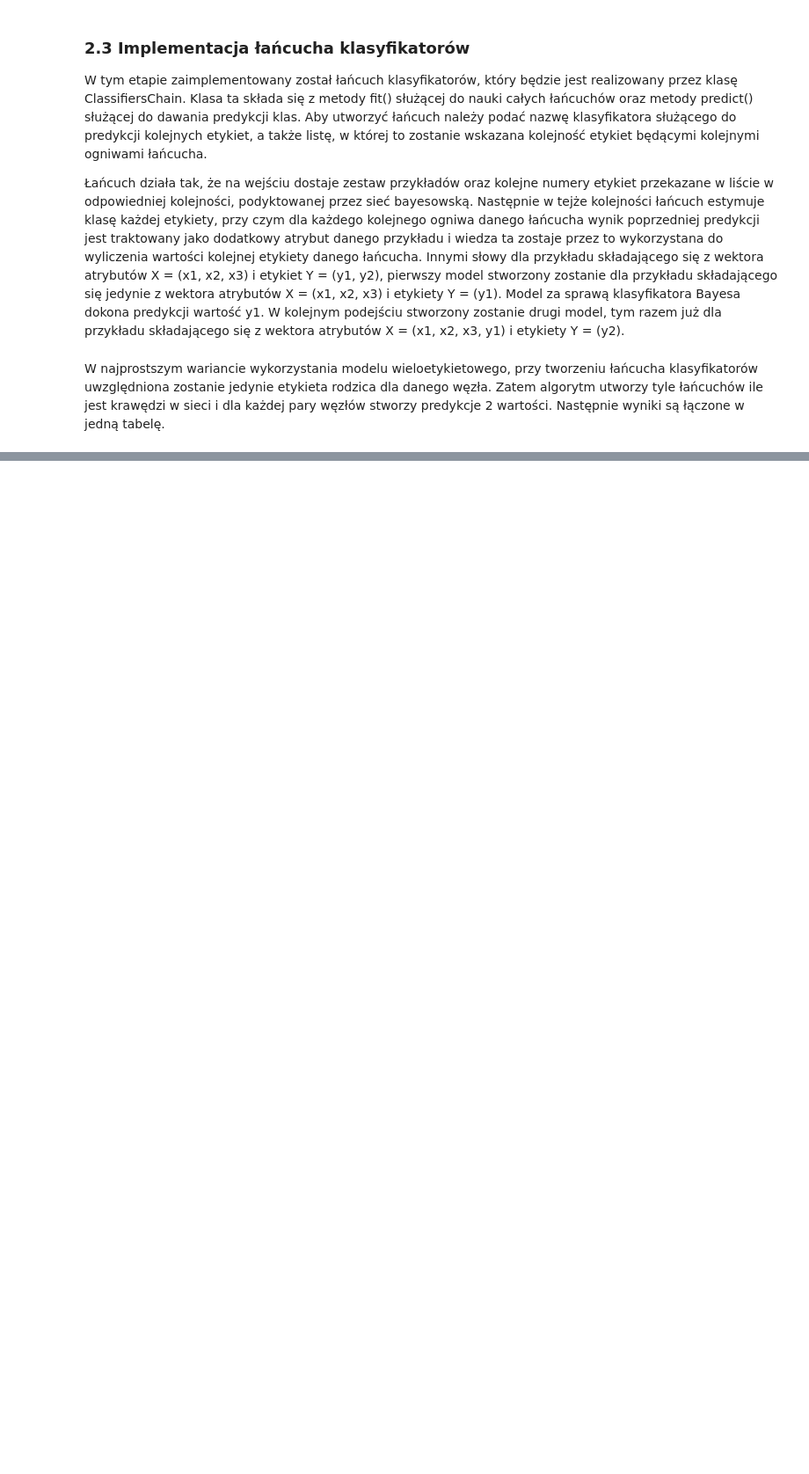
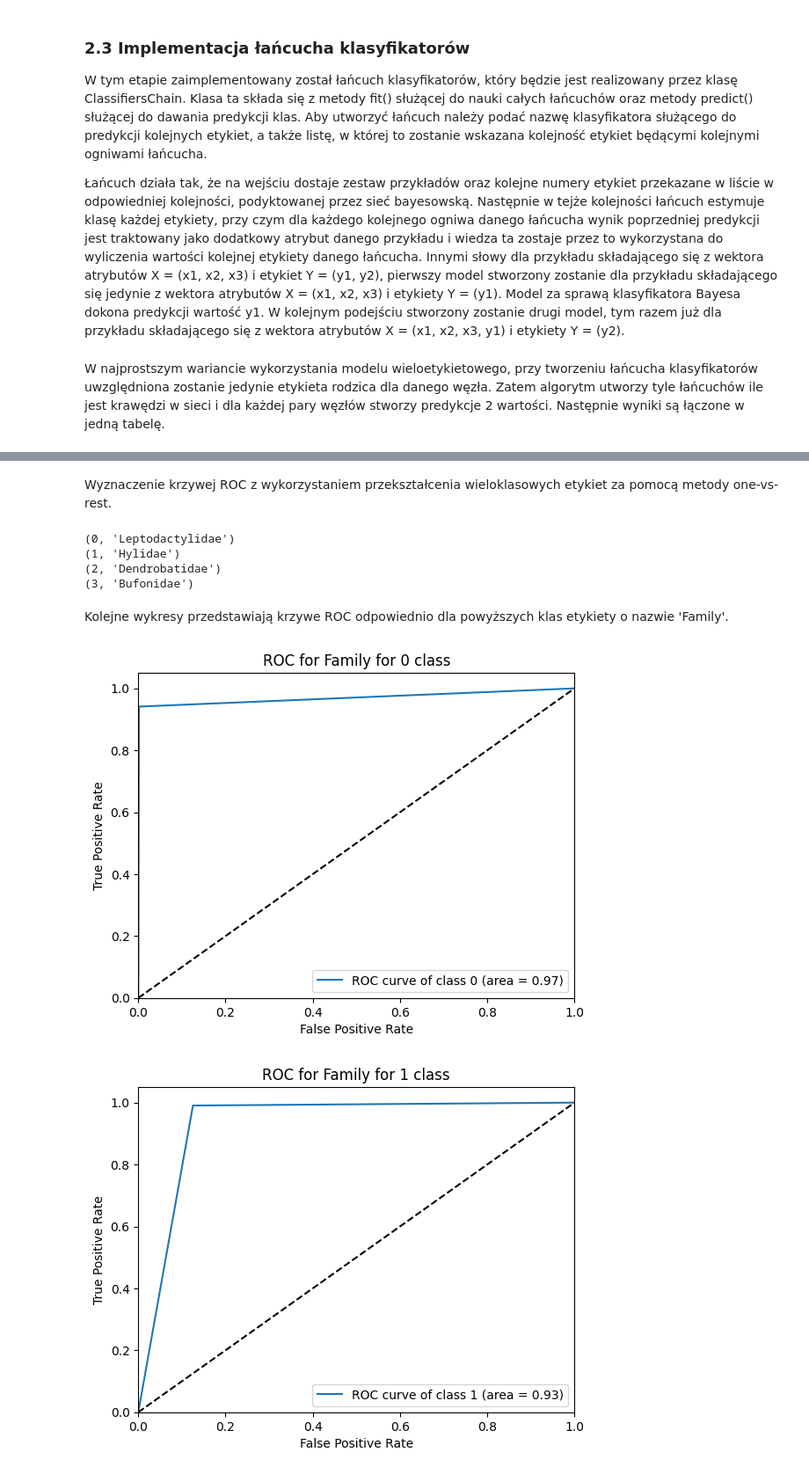
Before and after one commit to wm860/bayesian-chain-classifiers, a Jupyter notebook: ZUM_Bayesian_Chain.ipynb, the cells around one changed output, grey strips where cells are left out. Shown: that part at 88% size. Cells and saved outputs as stored; diff of their text form; code cells hidden in the pictures; blank space fills up the shorter version.

```diff
--- a/ZUM_Bayesian_Chain.ipynb
+++ b/ZUM_Bayesian_Chain.ipynb
@@ -88,0 +101,3 @@ Name: count, dtype: int64
+# %%
+y_encoded= encode_all_etiquette(y)
+y_encoded = y_encoded.astype(float)
@@ -239,5 +293,3 @@ Parent: Genus, Child: Species
 root:Species
 Parent: Species, Child: Genus
 Parent: Genus, Child: Family
-# %%
-  res = chow_liu(y_train_encoded_numerical_columns, root=column_mapping["Genus"])
@@ -333,0 +383,3 @@ chains
+# %%
+chains = make_chains(bayes_network)
+chains
@@ -333,0 +478,47 @@ chains
+# %% [markdown]
+Wyznaczenie krzywej ROC z wykorzystaniem przekształcenia wieloklasowych etykiet za pomocą metody one-vs-rest.
+# %%
+label = y_test_encoded.columns[0]
+unique_values = y_test[label].unique()
+unique_values_tuples = list(enumerate(unique_values))
+for tup in unique_values_tuples:
+    print(tup)
+# %% [output]
+(0, 'Leptodactylidae')
+(1, 'Hylidae')
+(2, 'Dendrobatidae')
+(3, 'Bufonidae')
+# %% [markdown]
+Kolejne wykresy przedstawiają krzywe ROC odpowiednio dla powyższych klas etykiety o nazwie 'Family'.
+# %%
+from sklearn.metrics import roc_curve, auc
+from sklearn.preprocessing import label_binarize
+import matplotlib.pyplot as plt
+
+
+y_test_bin = label_binarize(y_test_encoded[label], classes=np.unique(y_test_encoded[label]))
+chains_bin = label_binarize(chains[label], classes=np.unique(y_test_encoded[label]))
+
+fpr = dict()
+tpr = dict()
+roc_auc = dict()
+n_classes = y_test_bin.shape[1]
+
+for i in range(n_classes):
+    fpr[i], tpr[i], _ = roc_curve(y_test_bin[:, i], chains_bin[:, i])
+    roc_auc[i] = auc(fpr[i], tpr[i])
+
+for i in range(n_classes):
+    plt.figure()
+    plt.plot(fpr[i], tpr[i], label='ROC curve of class {0} (area = {1:0.2f})'.format(i, roc_auc[i]))
+    plt.plot([0, 1], [0, 1], 'k--')
+    plt.xlim([0.0, 1.0])
+    plt.ylim([0.0, 1.05])
+    plt.xlabel('False Positive Rate')
+    plt.ylabel('True Positive Rate')
+    plt.title('ROC for {} for {} class'.format(label, i))
+    plt.legend(loc="lower right")
+    plt.show()
+# %% [output]
+[figure, added]
+[figure, added]
```
Also changed, not shown: parts of 32 cells of this notebook, 1 other file.
